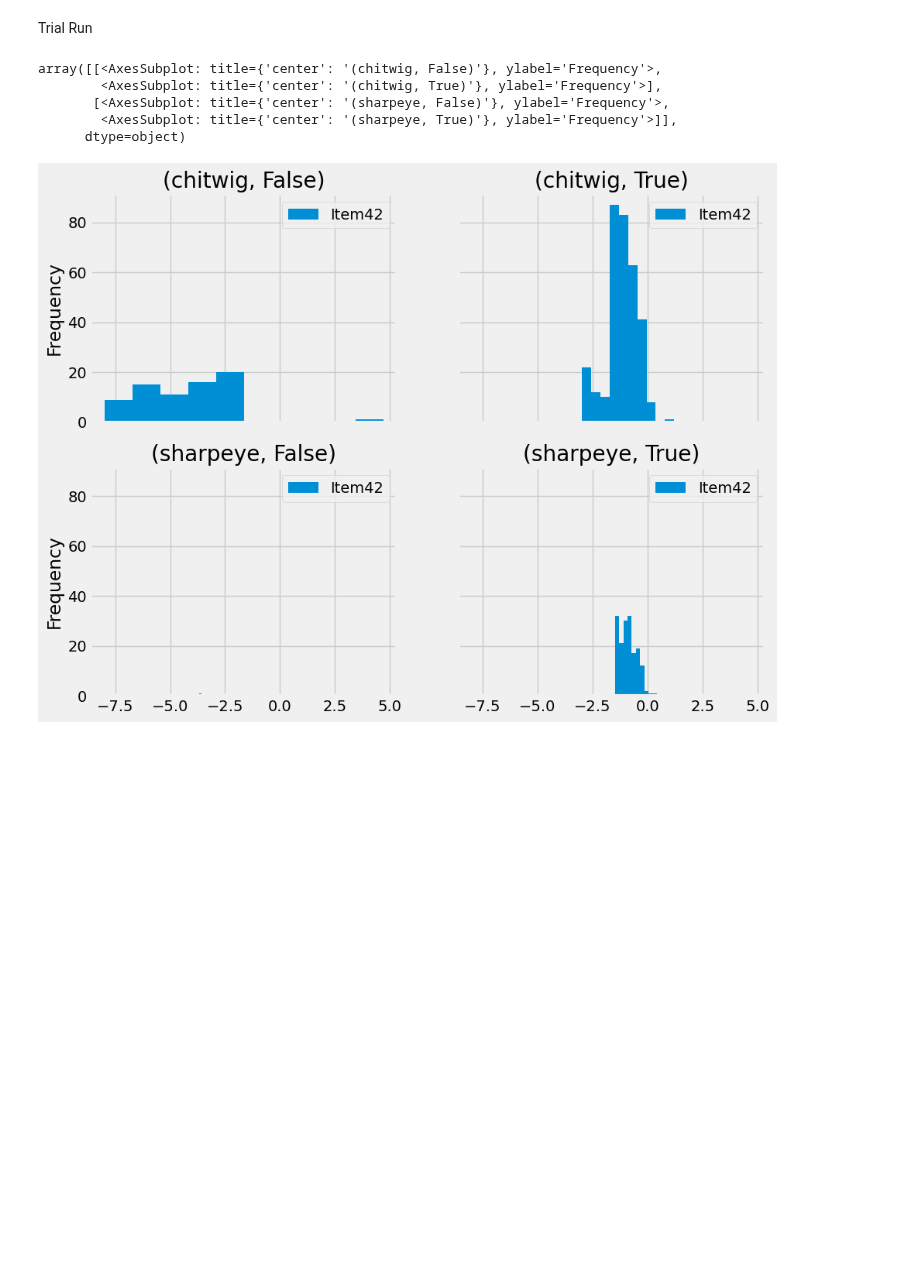
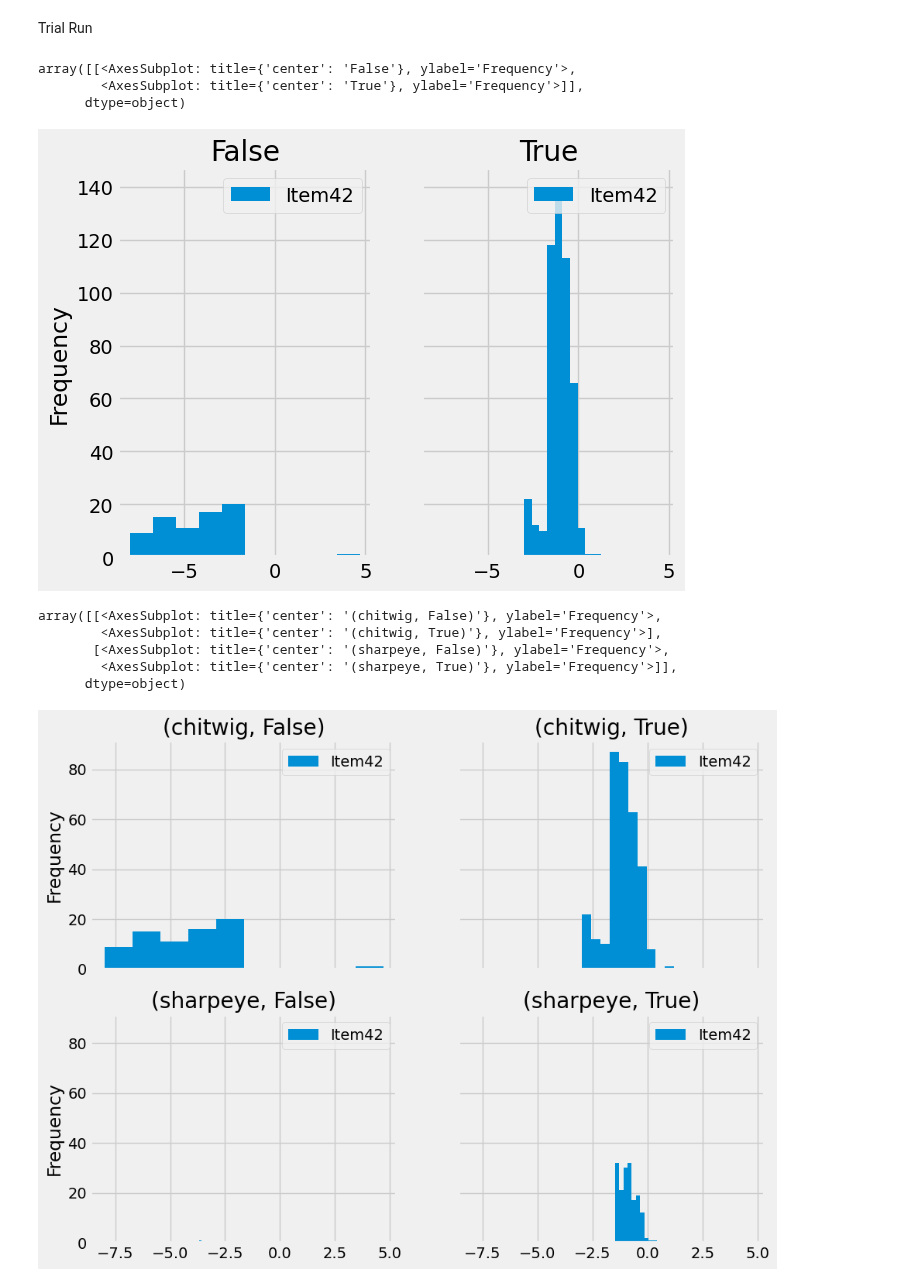
Before and after one commit to CPWRF/Projects, a Jupyter notebook: Products with Python/Venu 3/FFP/Venu3_FFP_2.ipynb, the cells around one changed output. Drawn from its saved outputs; the diff is of its cells as text; code cells hidden in the pictures; blank space fills up the shorter version.

```diff
--- a/Products with Python/Venu 3/FFP/Venu3_FFP_2.ipynb
+++ b/Products with Python/Venu 3/FFP/Venu3_FFP_2.ipynb
@@ -13,6 +13,18 @@ chitwig = [16144353,16144364,16126909,16127033,16127104,16144368,16144371,161271
 sharpeye = [16126905,16126906,16126907,16127031,16127032,16127105,16127106,16127151,16127154,16127156]
 # %% [markdown]
 Trial Run
+# %%
+(raw
+.assign(Vendor = (raw.JobNO.where(~raw.JobNO.isin(chitwig),'chitwig').where(~raw.JobNO.isin(sharpeye),'sharpeye')))
+.query("ItemNameType==16551 and failitem.isin([0,42]) and Item42>-100")
+[['ProcessType','Result','Item42','Vendor']]
+.plot.hist(by='Result', sharex=True, sharey=True, layout=(1,2))
+)
+# %% [output]
+array([[<AxesSubplot: title={'center': 'False'}, ylabel='Frequency'>,
+        <AxesSubplot: title={'center': 'True'}, ylabel='Frequency'>]],
+      dtype=object)
+[figure, added]
 # %%
 (raw
 .assign(Vendor = (raw.JobNO.where(~raw.JobNO.isin(chitwig),'chitwig').where(~raw.JobNO.isin(sharpeye),'sharpeye')))
```
Also changed, not shown: parts of 1 cell of this notebook, 3 other files.
